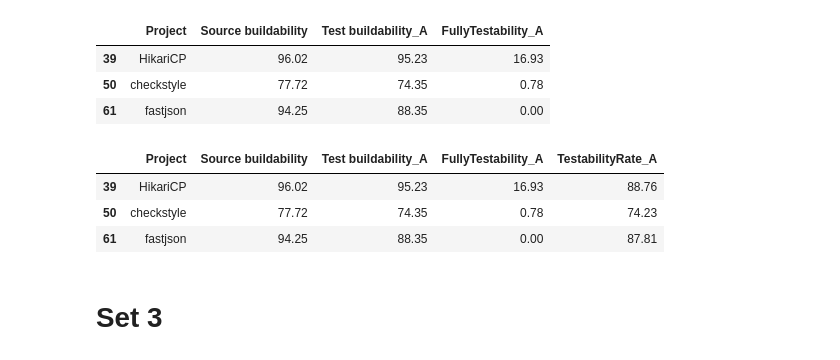
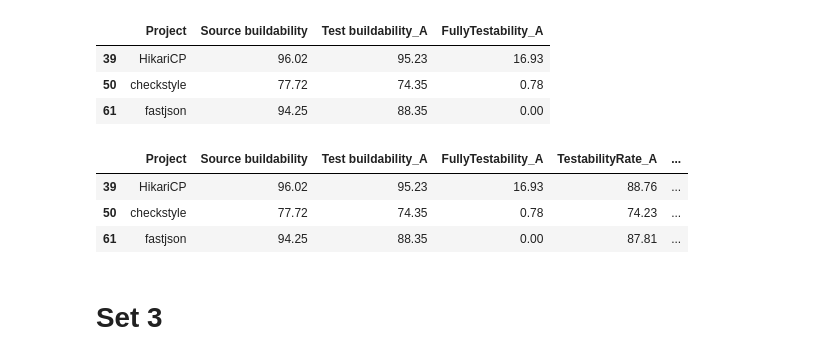
Before and after one commit to codeurjc/TestabilityStudy, a Jupyter notebook: notebooks/ProjectAnalysis/TestAnalysis/02-CaseStudy.ipynb, the cells around one changed output. Cells and saved outputs as stored; diff of their text form; code cells hidden in the pictures.

```diff
--- a/notebooks/ProjectAnalysis/TestAnalysis/02-CaseStudy.ipynb
+++ b/notebooks/ProjectAnalysis/TestAnalysis/02-CaseStudy.ipynb
@@ -62,12 +62,12 @@ set2[['Project','Source buildability','Test buildability_A','FullyTestability_A'
 | 50 | checkstyle | 77.72 | 74.35 | 0.78 |
 | 61 | fastjson | 94.25 | 88.35 | 0.00 |
 # %%
-set2[['Project','Source buildability','Test buildability_A','FullyTestability_A', 'TestabilityRate_A']]
+set2[['Project','Source buildability','Test buildability_A','FullyTestability_A', 'TestabilityRate_A','TestabilityRate_A_std']]
 # %% [output]
-|  | Project | Source buildability | Test buildability_A | FullyTestability_A | TestabilityRate_A |
-| 39 | HikariCP | 96.02 | 95.23 | 16.93 | 88.76 |
-| 50 | checkstyle | 77.72 | 74.35 | 0.78 | 74.23 |
-| 61 | fastjson | 94.25 | 88.35 | 0.00 | 87.81 |
+|  | Project | Source buildability | Test buildability_A | FullyTestability_A | TestabilityRate_A | ... |
+| 39 | HikariCP | 96.02 | 95.23 | 16.93 | 88.76 | ... |
+| 50 | checkstyle | 77.72 | 74.35 | 0.78 | 74.23 | ... |
+| 61 | fastjson | 94.25 | 88.35 | 0.00 | 87.81 | ... |
 # %% [markdown]
 # Set 3
 # %%
```
Also changed, not shown: parts of 1 cell of this notebook, 5 other files.
